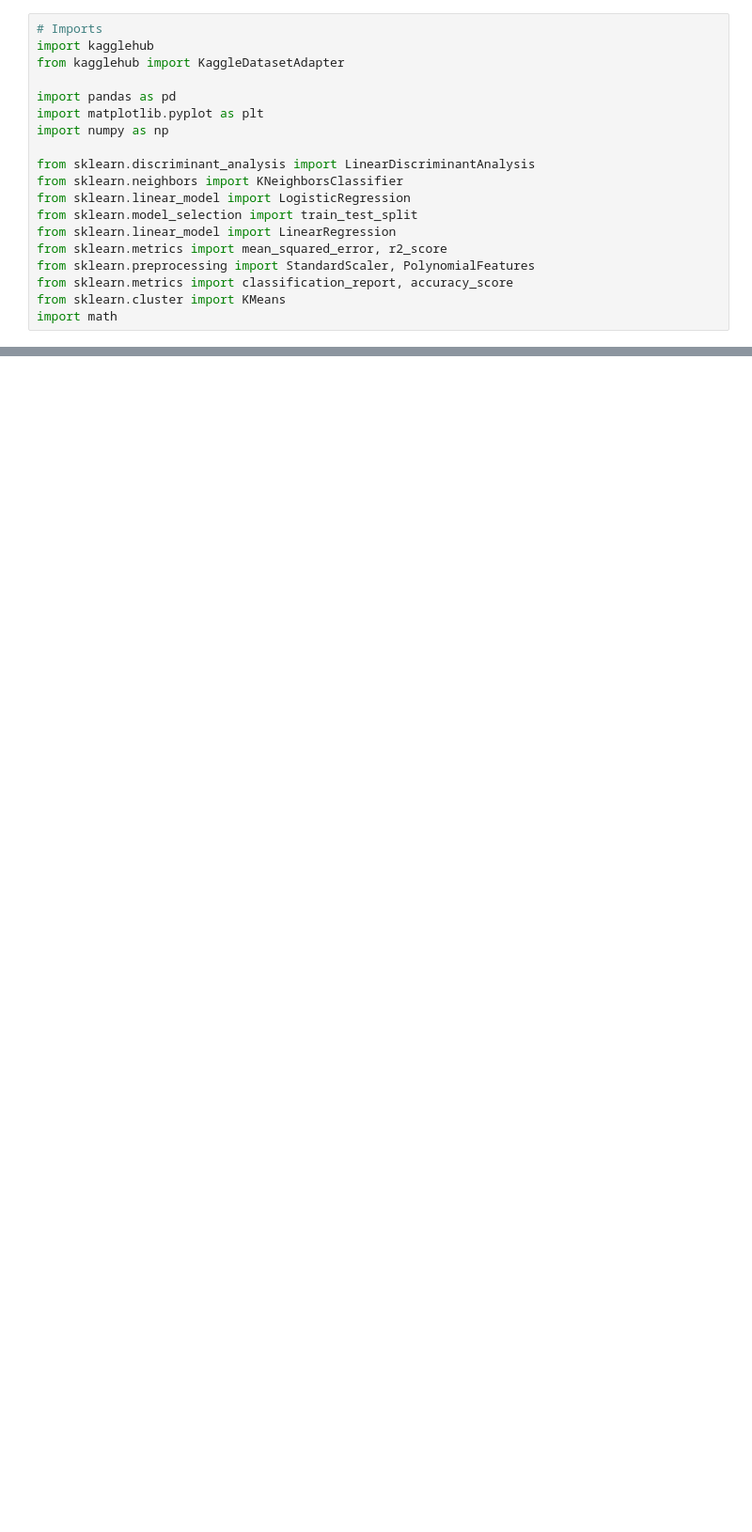
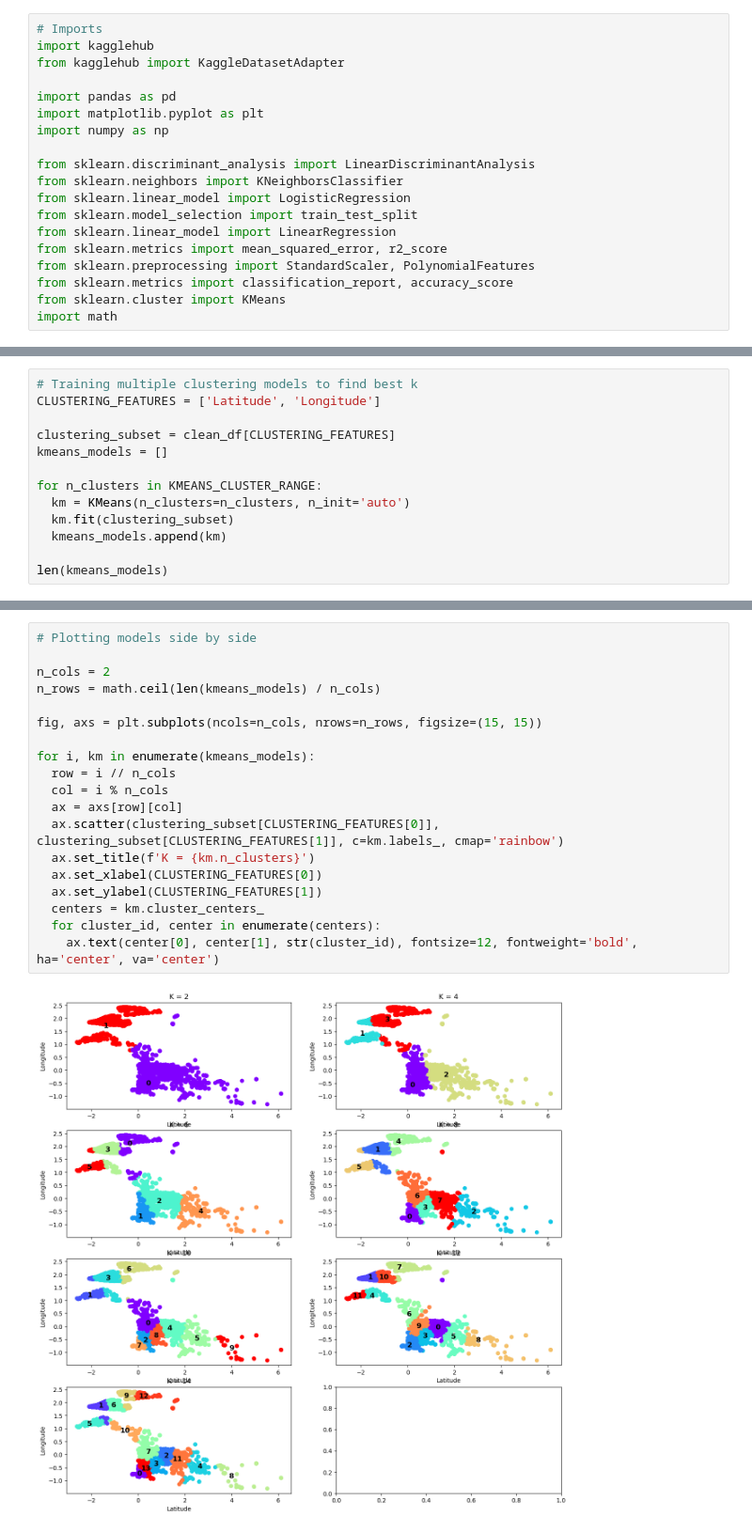
Before and after one commit to mrishab/COMP381_FinalProject, a Jupyter notebook: RealEstateDeals.ipynb, the cells around one changed output, grey strips where cells are left out. Shown at 94% size. Cells and saved outputs as stored; diff of their text form; blank space fills up the shorter version.

```diff
--- a/RealEstateDeals.ipynb
+++ b/RealEstateDeals.ipynb
@@ -707,0 +438,13 @@ top_deals_df[['Cluster_ID', 'Price', 'Predicted_Price', 'Discount_Value']]
+# %%
+# Training multiple clustering models to find best k
+CLUSTERING_FEATURES = ['Latitude', 'Longitude']
+
+clustering_subset = clean_df[CLUSTERING_FEATURES]
+kmeans_models = []
+
+for n_clusters in KMEANS_CLUSTER_RANGE:
+  km = KMeans(n_clusters=n_clusters, n_init='auto')
+  km.fit(clustering_subset)
+  kmeans_models.append(km)
+
+len(kmeans_models)
@@ -707,0 +453,21 @@ top_deals_df[['Cluster_ID', 'Price', 'Predicted_Price', 'Discount_Value']]
+# %%
+# Plotting models side by side
+
+n_cols = 2
+n_rows = math.ceil(len(kmeans_models) / n_cols)
+
+fig, axs = plt.subplots(ncols=n_cols, nrows=n_rows, figsize=(15, 15))
+
+for i, km in enumerate(kmeans_models):
+  row = i // n_cols
+  col = i % n_cols
+  ax = axs[row][col]
+  ax.scatter(clustering_subset[CLUSTERING_FEATURES[0]], clustering_subset[CLUSTERING_FEATURES[1]], c=km.labels_, cmap='rainbow')
+  ax.set_title(f'K = {km.n_clusters}')
+  ax.set_xlabel(CLUSTERING_FEATURES[0])
+  ax.set_ylabel(CLUSTERING_FEATURES[1])
+  centers = km.cluster_centers_
+  for cluster_id, center in enumerate(centers):
+    ax.text(center[0], center[1], str(cluster_id), fontsize=12, fontweight='bold', ha='center', va='center')
+# %% [output]
+[figure, added]
```
Also changed, not shown: parts of 80 cells of this notebook, 1 other file.
